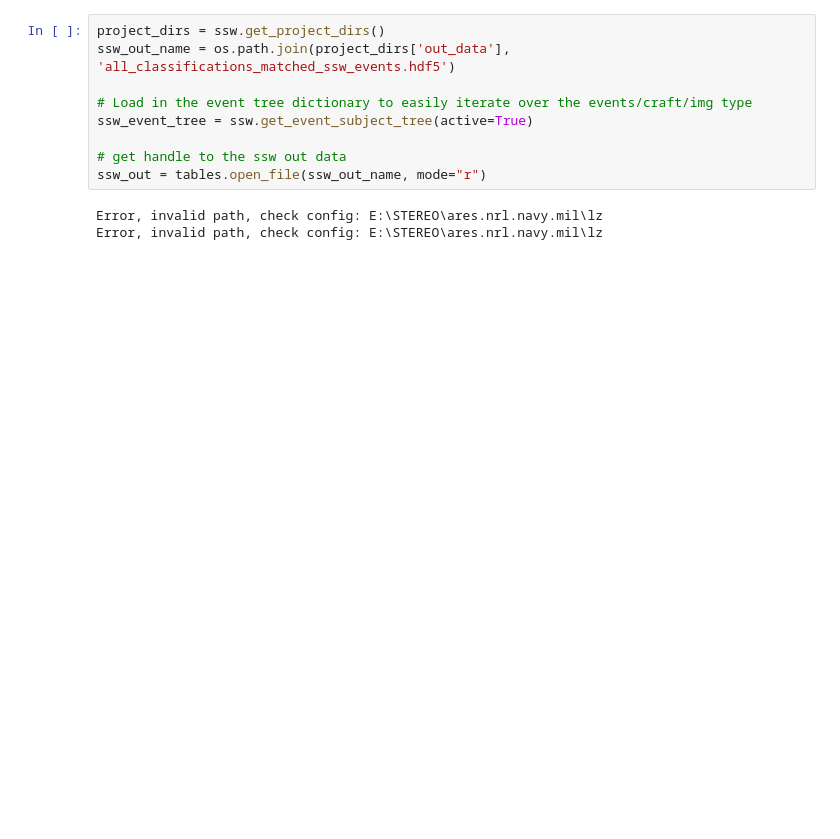
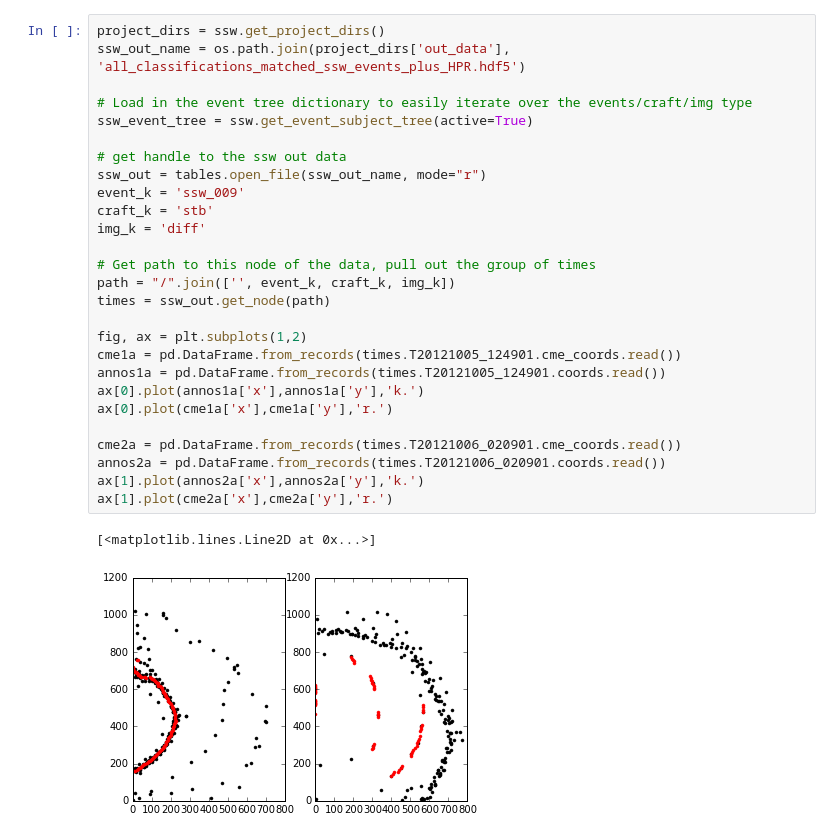
Before and after one commit to LukeBarnard/solarstormwatchiianalysis, a Jupyter notebook: code/data_load_test.ipynb, the cells around one changed output. Saved outputs shown, nothing was run; the diff lists cells and outputs as text; blank space fills up the shorter version.

```diff
--- a/code/data_load_test.ipynb
+++ b/code/data_load_test.ipynb
@@ -21,12 +283,30 @@ WARNING:astropy:AstropyDeprecationWarning: Config parameter 'remote_timeout' in
 # %%
 project_dirs = ssw.get_project_dirs()
-ssw_out_name = os.path.join(project_dirs['out_data'], 'all_classifications_matched_ssw_events.hdf5')
+ssw_out_name = os.path.join(project_dirs['out_data'], 'all_classifications_matched_ssw_events_plus_HPR.hdf5')
 
 # Load in the event tree dictionary to easily iterate over the events/craft/img type
 ssw_event_tree = ssw.get_event_subject_tree(active=True)
 
 # get handle to the ssw out data
 ssw_out = tables.open_file(ssw_out_name, mode="r")
+event_k = 'ssw_009'
+craft_k = 'stb'
+img_k = 'diff'
+
+# Get path to this node of the data, pull out the group of times
+path = "/".join(['', event_k, craft_k, img_k])
+times = ssw_out.get_node(path)
+
+fig, ax = plt.subplots(1,2)
+cme1a = pd.DataFrame.from_records(times.T20121005_124901.cme_coords.read())
+annos1a = pd.DataFrame.from_records(times.T20121005_124901.coords.read())
+ax[0].plot(annos1a['x'],annos1a['y'],'k.')
+ax[0].plot(cme1a['x'],cme1a['y'],'r.')
+
+cme2a = pd.DataFrame.from_records(times.T20121006_020901.cme_coords.read())
+annos2a = pd.DataFrame.from_records(times.T20121006_020901.coords.read())
+ax[1].plot(annos2a['x'],annos2a['y'],'k.')
+ax[1].plot(cme2a['x'],cme2a['y'],'r.')
 # %% [output]
-Error, invalid path, check config: E:\STEREO\ares.nrl.navy.mil\lz
-Error, invalid path, check config: E:\STEREO\ares.nrl.navy.mil\lz
+[<matplotlib.lines.Line2D at 0x...>]
+[figure, added]
```
Also changed, not shown: parts of 12 cells of this notebook, 2 other files.
